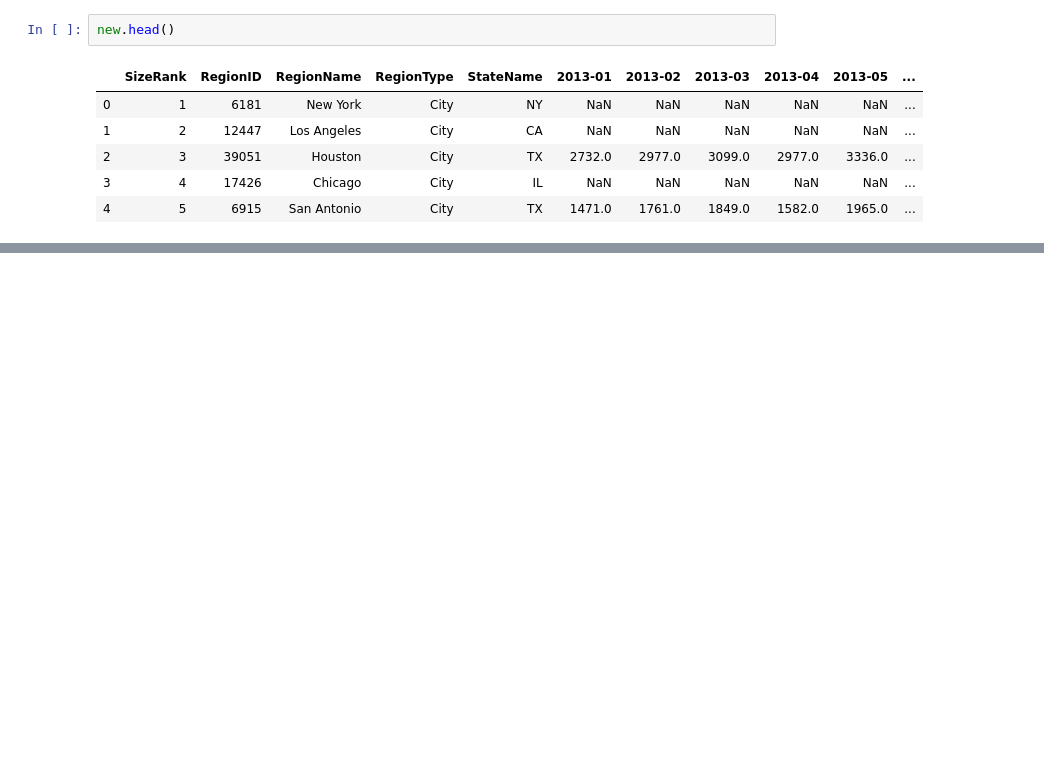
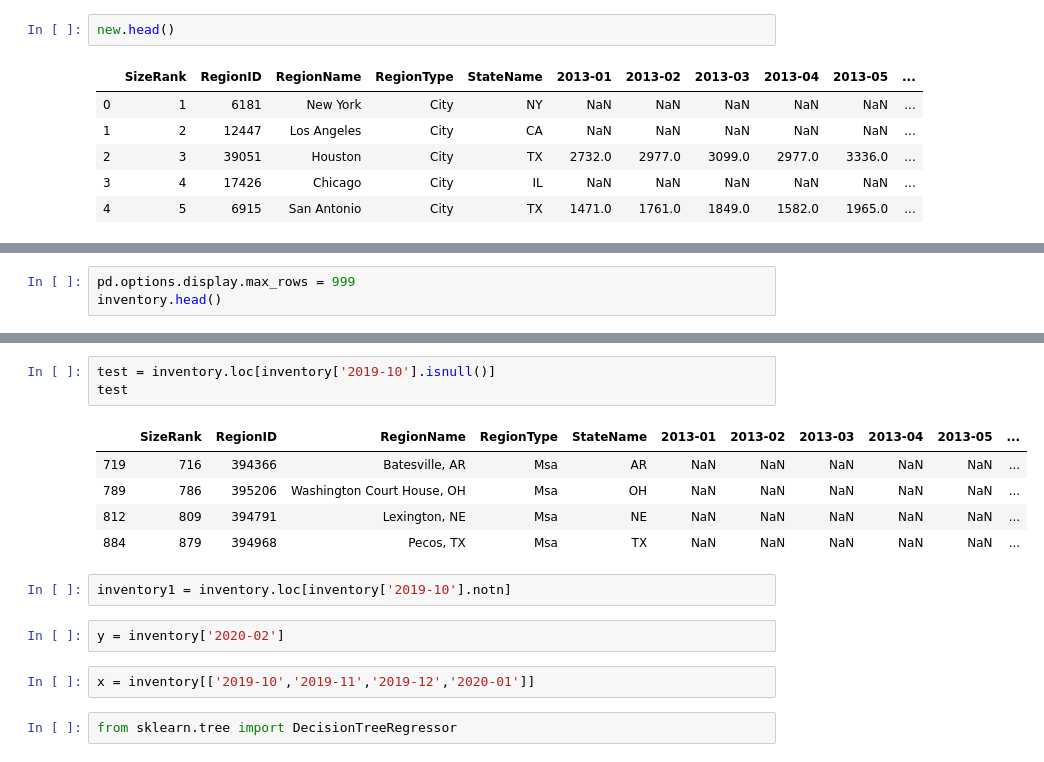
Before and after one commit to gilbertchoy/python_play, a Jupyter notebook: realestate_inventory.ipynb, the cells around one changed output, grey strips where cells are left out. Drawn from its saved outputs; the diff is of its cells as text; blank space fills up the shorter version.

Commit message:
inventory2

```diff
--- a/realestate_inventory.ipynb
+++ b/realestate_inventory.ipynb
@@ -24,0 +16,3 @@ inventory.head()
+# %%
+pd.options.display.max_rows = 999
+inventory.head()
@@ -24,0 +26,17 @@ inventory.head()
+# %%
+test = inventory.loc[inventory['2019-10'].isnull()]
+test
+# %% [output]
+|  | SizeRank | RegionID | RegionName | RegionType | StateName | 2013-01 | 2013-02 | 2013-03 | 2013-04 | 2013-05 | ... |
+| 719 | 716 | 394366 | Batesville, AR | Msa | AR | NaN | NaN | NaN | NaN | NaN | ... |
+| 789 | 786 | 395206 | Washington Court House, OH | Msa | OH | NaN | NaN | NaN | NaN | NaN | ... |
+| 812 | 809 | 394791 | Lexington, NE | Msa | NE | NaN | NaN | NaN | NaN | NaN | ... |
+| 884 | 879 | 394968 | Pecos, TX | Msa | TX | NaN | NaN | NaN | NaN | NaN | ... |
+# %%
+inventory1 = inventory.loc[inventory['2019-10'].notn]
+# %%
+y = inventory['2020-02']
+# %%
+x = inventory[['2019-10','2019-11','2019-12','2020-01']]
+# %%
+from sklearn.tree import DecisionTreeRegressor
```
Also changed, not shown: parts of 3 cells of this notebook.
